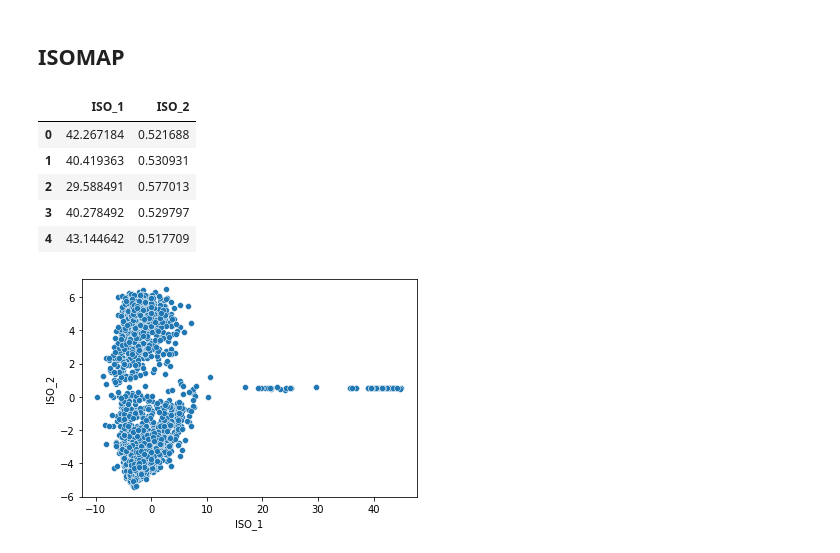
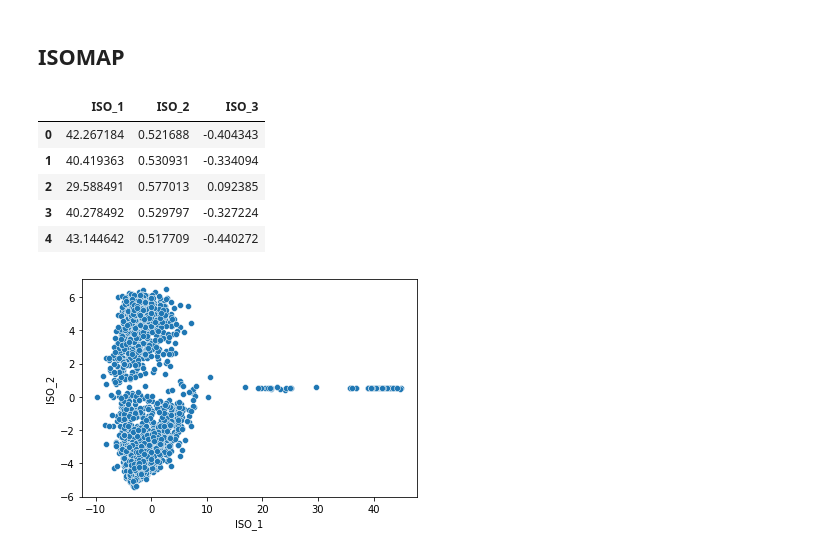
Before and after one commit to juanbadal/lab-clustering-songs, a Jupyter notebook: lab-clustering-songs.ipynb, the cells around one changed output. Cells and saved outputs as stored; diff of their text form; code cells hidden in the pictures.

```diff
--- a/lab-clustering-songs.ipynb
+++ b/lab-clustering-songs.ipynb
@@ -279,16 +358,18 @@ plt.show()
 # %% [markdown]
 ## ISOMAP
 # %%
-iso = Isomap(n_neighbors=12, n_components=2)
+# Dimensionality reduction with Isomap
+
+iso = Isomap(n_neighbors=12, n_components=3)
 iso.fit(df_scaled)
 isomap_transformed = iso.transform(df_scaled)
-df_isomap = pd.DataFrame(isomap_transformed, columns=['ISO_1','ISO_2'])
+df_isomap = pd.DataFrame(isomap_transformed, columns=['ISO_1','ISO_2', 'ISO_3'])
 df_isomap.head()
 # %% [output]
-|  | ISO_1 | ISO_2 |
-| 0 | 42.267184 | 0.521688 |
-| 1 | 40.419363 | 0.530931 |
-| 2 | 29.588491 | 0.577013 |
-| 3 | 40.278492 | 0.529797 |
-| 4 | 43.144642 | 0.517709 |
+|  | ISO_1 | ISO_2 | ISO_3 |
+| 0 | 42.267184 | 0.521688 | -0.404343 |
+| 1 | 40.419363 | 0.530931 | -0.334094 |
+| 2 | 29.588491 | 0.577013 | 0.092385 |
+| 3 | 40.278492 | 0.529797 | -0.327224 |
+| 4 | 43.144642 | 0.517709 | -0.440272 |
 # %%
```
Also changed, not shown: parts of 23 cells of this notebook, 4 other files.
